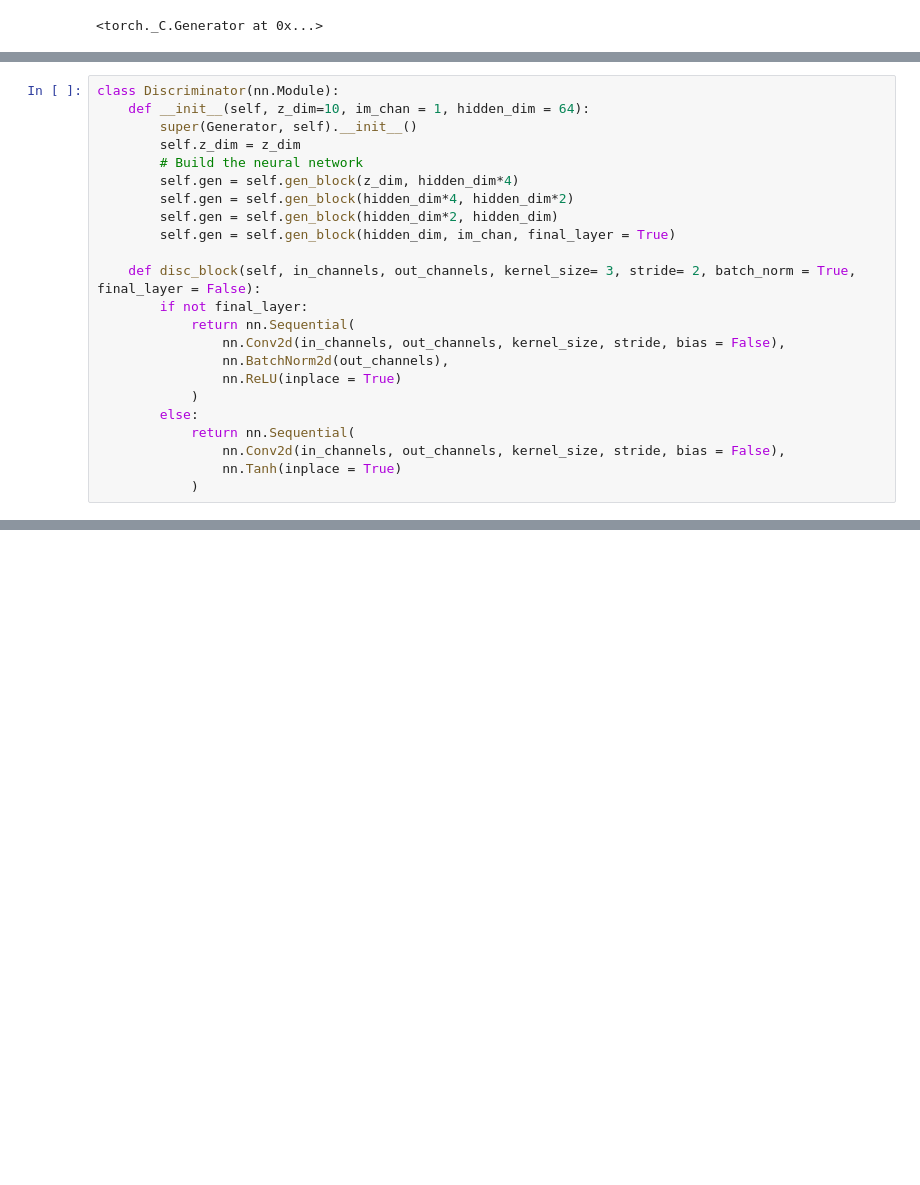
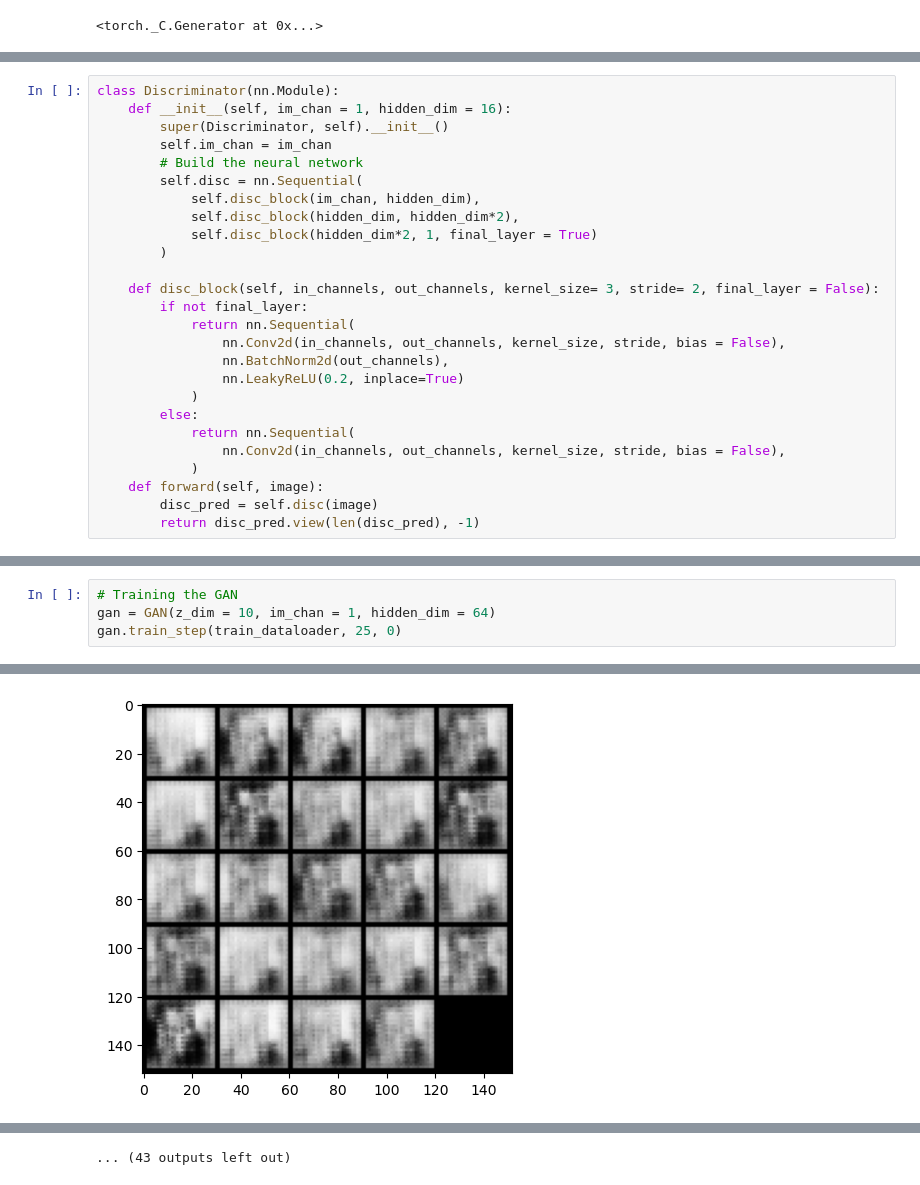
Before and after one commit to philbeliveau/GAN, a Jupyter notebook: GAN_learning.ipynb, the cells around one changed output, grey strips where cells are left out. Saved outputs shown, nothing was run; the diff lists cells and outputs as text; blank space fills up the shorter version.

```diff
--- a/GAN_learning.ipynb
+++ b/GAN_learning.ipynb
@@ -156,23 +138,26 @@ class Generator(nn.Module):
 # %%
 class Discriminator(nn.Module):
-    def __init__(self, z_dim=10, im_chan = 1, hidden_dim = 64):
-        super(Generator, self).__init__()
-        self.z_dim = z_dim
+    def __init__(self, im_chan = 1, hidden_dim = 16):
+        super(Discriminator, self).__init__()
+        self.im_chan = im_chan
         # Build the neural network
-        self.gen = self.gen_block(z_dim, hidden_dim*4)
-        self.gen = self.gen_block(hidden_dim*4, hidden_dim*2)
-        self.gen = self.gen_block(hidden_dim*2, hidden_dim)
-        self.gen = self.gen_block(hidden_dim, im_chan, final_layer = True)
+        self.disc = nn.Sequential(
+            self.disc_block(im_chan, hidden_dim),
+            self.disc_block(hidden_dim, hidden_dim*2),
+            self.disc_block(hidden_dim*2, 1, final_layer = True)
+        )
 
-    def disc_block(self, in_channels, out_channels, kernel_size= 3, stride= 2, batch_norm = True, final_layer = False):
+    def disc_block(self, in_channels, out_channels, kernel_size= 3, stride= 2, final_layer = False):
         if not final_layer:
             return nn.Sequential(
                 nn.Conv2d(in_channels, out_channels, kernel_size, stride, bias = False),
                 nn.BatchNorm2d(out_channels),
-                nn.ReLU(inplace = True)
+                nn.LeakyReLU(0.2, inplace=True)
             )
         else:
             return nn.Sequential(
                 nn.Conv2d(in_channels, out_channels, kernel_size, stride, bias = False),
-                nn.Tanh(inplace = True)
             )
+    def forward(self, image):
+        disc_pred = self.disc(image)
+        return disc_pred.view(len(disc_pred), -1)
@@ -252,0 +261,5 @@ AttributeError: type object 'Discriminator' has no attribute 'summary'
+# %%
+# Training the GAN
+gan = GAN(z_dim = 10, im_chan = 1, hidden_dim = 64)
+gan.train_step(train_dataloader, 25, 0)
+# %% [output]
@@ -252,0 +317 @@ AttributeError: type object 'Discriminator' has no attribute 'summary'
+[figure, added]
@@ -252,0 +406 @@ AttributeError: type object 'Discriminator' has no attribute 'summary'
+... (43 outputs left out)
```
Also changed, not shown: parts of 27 cells of this notebook.
